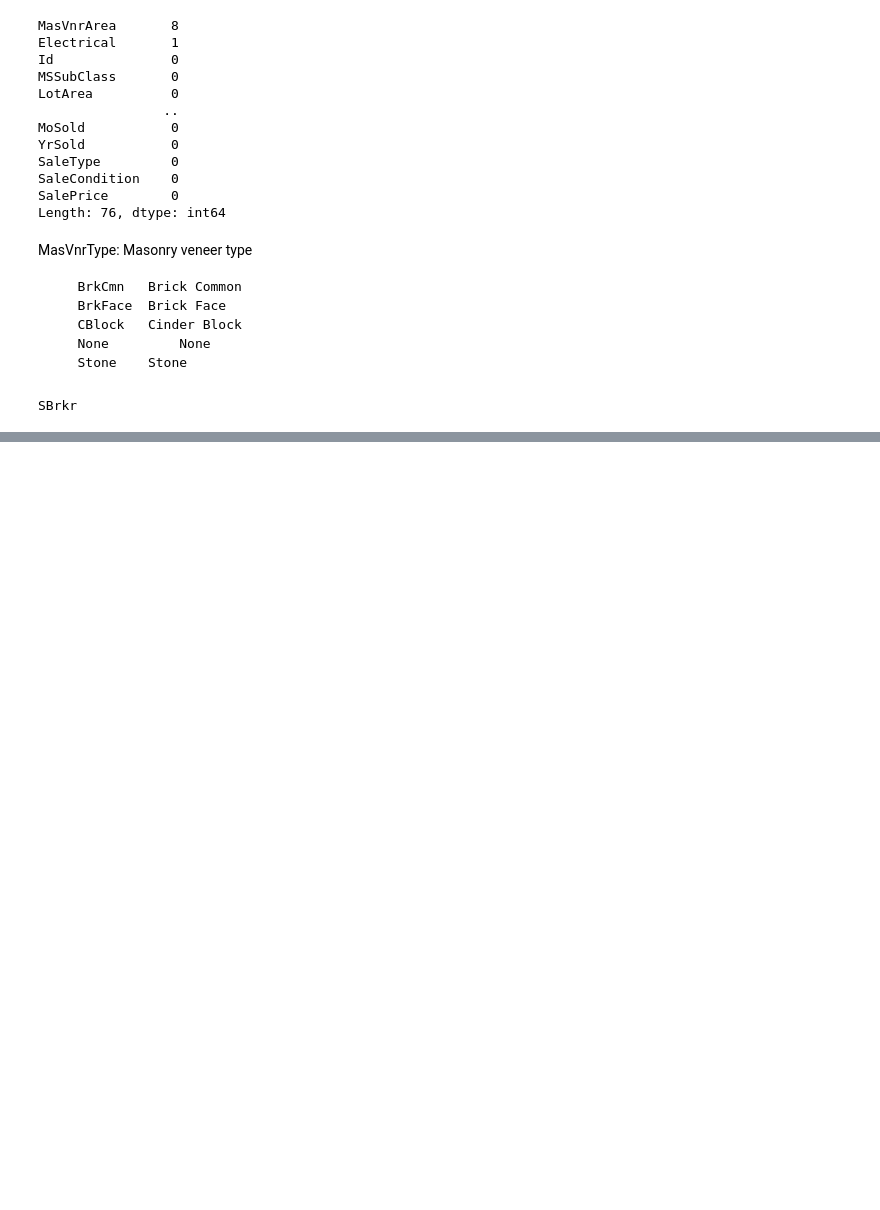
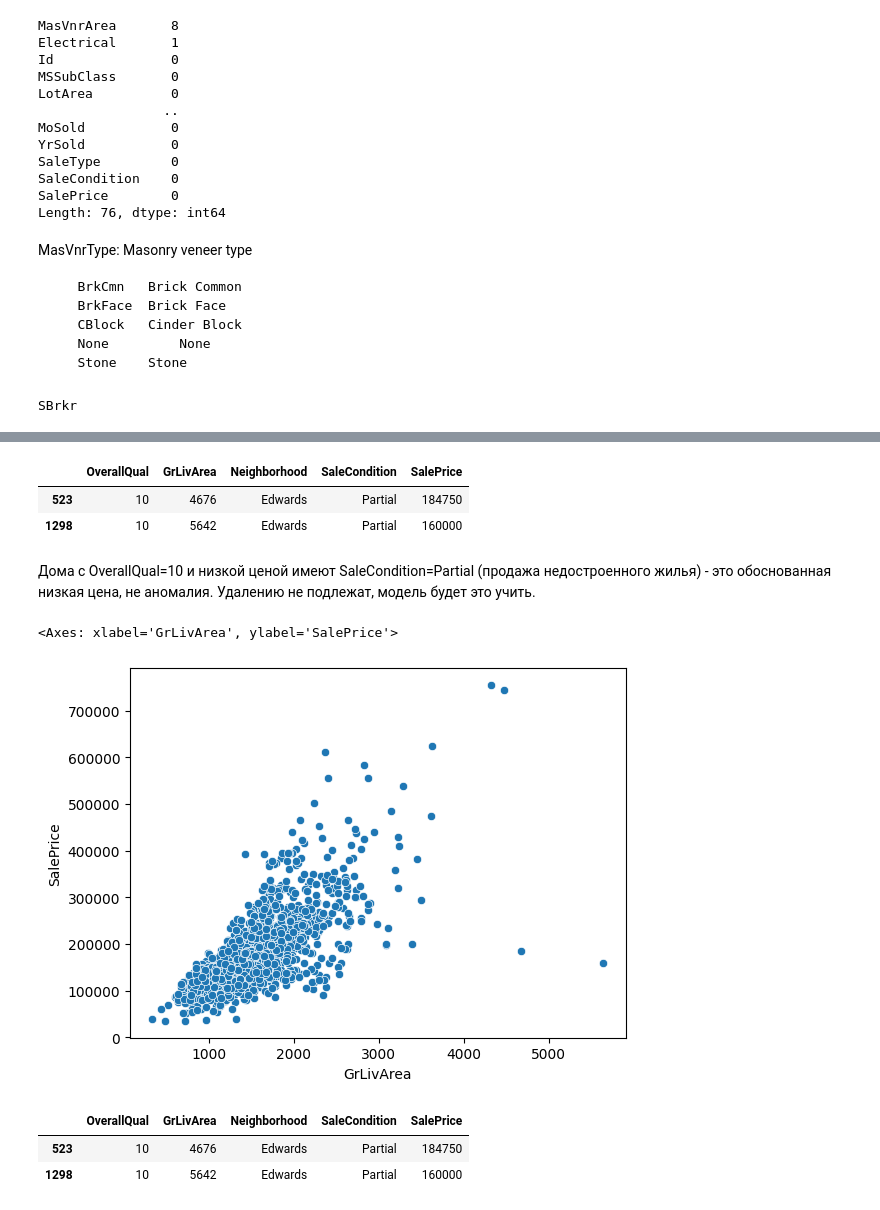
Before and after one commit to tatustik812/kaggle-house-prices, a Jupyter notebook: notebooks/01_Preprocessing.ipynb, the cells around one changed output, grey strips where cells are left out. Saved outputs shown, nothing was run; the diff lists cells and outputs as text; code cells hidden in the pictures; blank space fills up the shorter version.

```diff
--- a/notebooks/01_Preprocessing.ipynb
+++ b/notebooks/01_Preprocessing.ipynb
@@ -258,0 +278,19 @@ SBrkr
+# %%
+df[(df['OverallQual'] == 10) & (df['SalePrice'] < 200000)][['OverallQual', 'GrLivArea', 'Neighborhood', 'SaleCondition', 'SalePrice']]
+# %% [output]
+|  | OverallQual | GrLivArea | Neighborhood | SaleCondition | SalePrice |
+| 523 | 10 | 4676 | Edwards | Partial | 184750 |
+| 1298 | 10 | 5642 | Edwards | Partial | 160000 |
+# %% [markdown]
+Дома с OverallQual=10 и низкой ценой имеют SaleCondition=Partial (продажа недостроенного жилья) - это обоснованная низкая цена, не аномалия. Удалению не подлежат, модель будет это учить.
+# %%
+sns.scatterplot(x='GrLivArea', y='SalePrice', data=df)
+# %% [output]
+<Axes: xlabel='GrLivArea', ylabel='SalePrice'>
+[figure, added]
+# %%
+df[(df['GrLivArea'] > 4000) & (df['SalePrice'] < 200000)][['OverallQual', 'GrLivArea', 'Neighborhood', 'SaleCondition', 'SalePrice']]
+# %% [output]
+|  | OverallQual | GrLivArea | Neighborhood | SaleCondition | SalePrice |
+| 523 | 10 | 4676 | Edwards | Partial | 184750 |
+| 1298 | 10 | 5642 | Edwards | Partial | 160000 |
```
Also changed, not shown: parts of 23 cells of this notebook.
